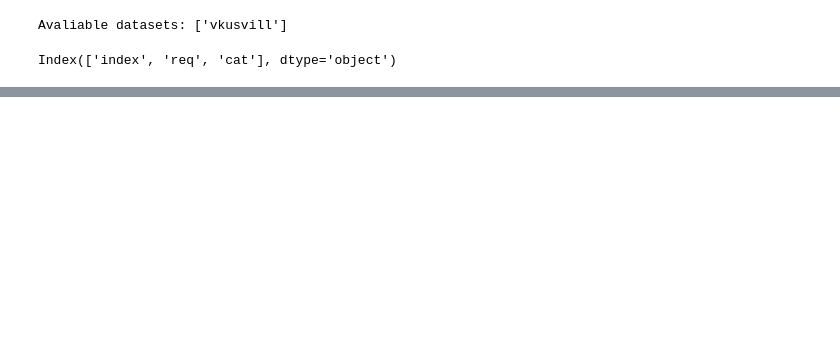
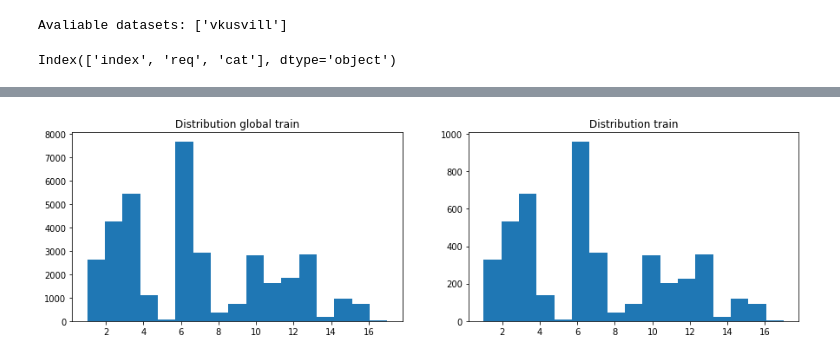
Before and after one commit to kudep/DeepBurtsev, a Jupyter notebook: notebooks/new_prep.ipynb, the cells around one changed output, grey strips where cells are left out. Drawn from its saved outputs; the diff is of its cells as text; code cells hidden in the pictures; blank space fills up the shorter version.

```diff
--- a/notebooks/new_prep.ipynb
+++ b/notebooks/new_prep.ipynb
@@ -77,0 +162,2 @@ def train_test_split(data, part, req='req', cat='cat', names='train test', adres
+# %%
+utrain, uvalid, utest, ctrain, cvalid, ctest = list(), list(), list(), list(), list(), list()
@@ -77,0 +169,7 @@ def train_test_split(data, part, req='req', cat='cat', names='train test', adres
+# %%
+train = pd.DataFrame({'request': utrain,
+                     'class': ctrain})
+valid = pd.DataFrame({'request': uvalid,
+                     'class': cvalid})
+test = pd.DataFrame({'request': utest,
+                     'class': ctest})
@@ -77,0 +197,14 @@ def train_test_split(data, part, req='req', cat='cat', names='train test', adres
+# %%
+fig, ax = plt.subplots()
+fig.set_figwidth(15)
+
+plt.subplot(1, 2, 1)
+plt.title('Distribution global train')
+plt.hist(train['class'], bins=17)  # 70
+
+plt.subplot(1, 2, 2)
+plt.title('Distribution train')
+plt.hist(test['class'], bins=17)  # 70
+plt.show()
+# %% [output]
+[figure, added]
```
Also changed, not shown: parts of 10 cells of this notebook, 2 other files.
